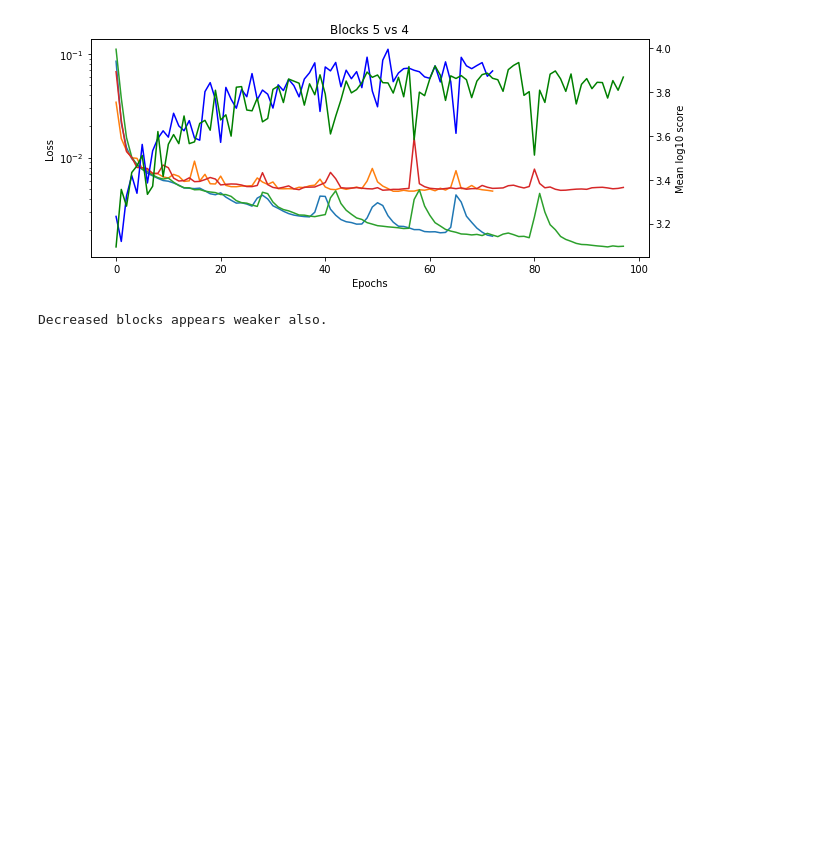
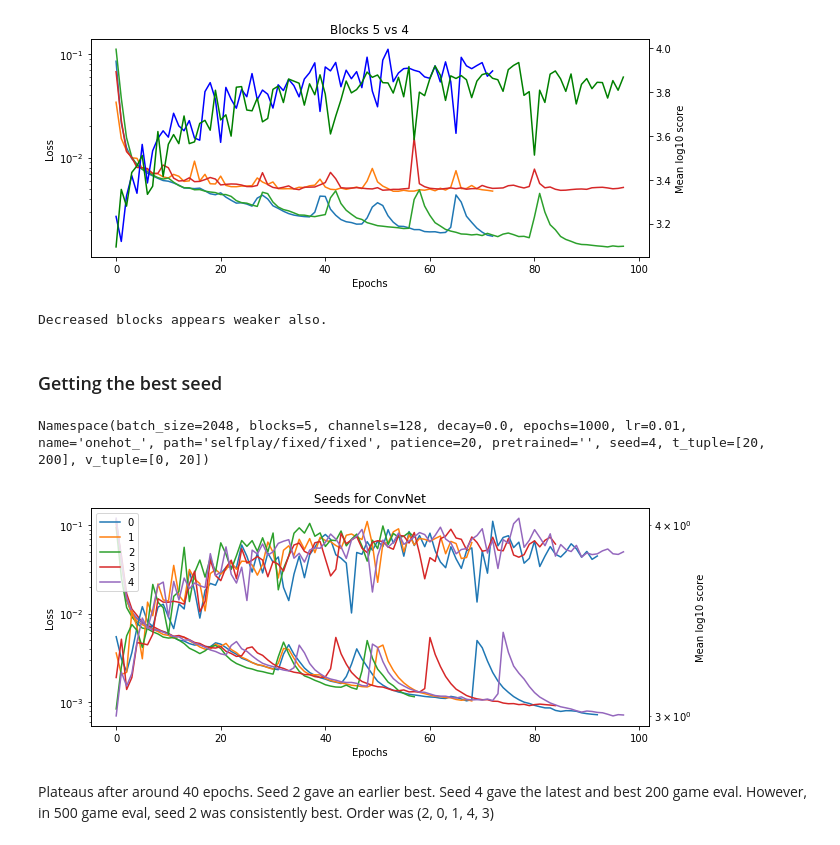
Before and after one commit to fqjin/2048NN, a Jupyter notebook: notebooks/training_logs.ipynb, the cells around one changed output. Cells and saved outputs as stored; diff of their text form; code cells hidden in the pictures; blank space fills up the shorter version.

Commit message:
Prepare for convnet selfplay

```diff
--- a/notebooks/training_logs.ipynb
+++ b/notebooks/training_logs.ipynb
@@ -590,3 +590,34 @@ print('''Decreased blocks appears weaker also.''')
 Namespace(batch_size=2048, blocks=4, channels=64, decay=0.0, epochs=1000, lr=0.01, name='onehot_', path='selfplay/fixed/fixed', patience=20, pretrained='', seed=0, t_tuple=[20, 200], v_tuple=[0, 20])
 [figure]
 Decreased blocks appears weaker also.
+# %% [markdown]
+### Getting the best seed
+# %%
+fig, ax1 = plt.subplots(figsize=(10, 4))
+ax2 = ax1.twinx()
+
+base_name = '20200123/onehot_20_200_c128b5_p20_bs2048lr0.01d0.0_s{}.npz'
+for s in range(5):
+    logs0 = np.load(base_name.format(s), allow_pickle=True)
+    t_loss0 = logs0['t_loss']
+    # v_loss0 = logs0['v_loss']
+    scores0 = logs0['log_scores']
+    epochs0 = np.arange(len(t_loss0))
+
+    ax1.semilogy(epochs0, t_loss0)
+    ax2.semilogy(epochs0, scores0)
+
+ax1.set_xlabel('Epochs')
+ax1.set_ylabel('Loss')
+ax2.set_xlabel('Epochs')
+ax2.set_ylabel('Mean log10 score')
+plt.legend(list(range(5)))
+plt.title('Seeds for ConvNet')
+
+print(logs0['params'])
+plt.show()
+# %% [output]
+Namespace(batch_size=2048, blocks=5, channels=128, decay=0.0, epochs=1000, lr=0.01, name='onehot_', path='selfplay/fixed/fixed', patience=20, pretrained='', seed=4, t_tuple=[20, 200], v_tuple=[0, 20])
+[figure, added]
+# %% [markdown]
+Plateaus after around 40 epochs. Seed 2 gave an earlier best. Seed 4 gave the latest and best 200 game eval. However, in 500 game eval, seed 2 was consistently best. Order was (2, 0, 1, 4, 3)
```
Also changed, not shown: 6 other files.
